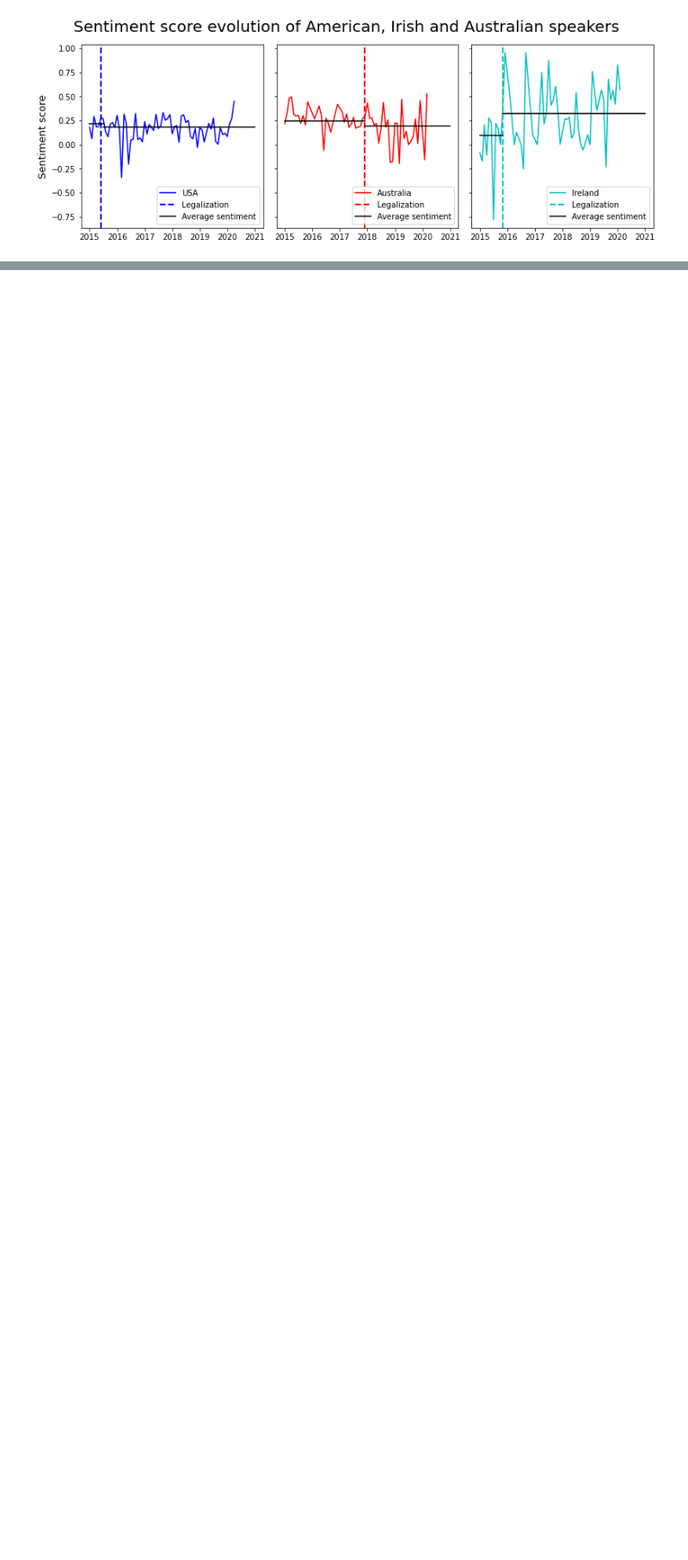
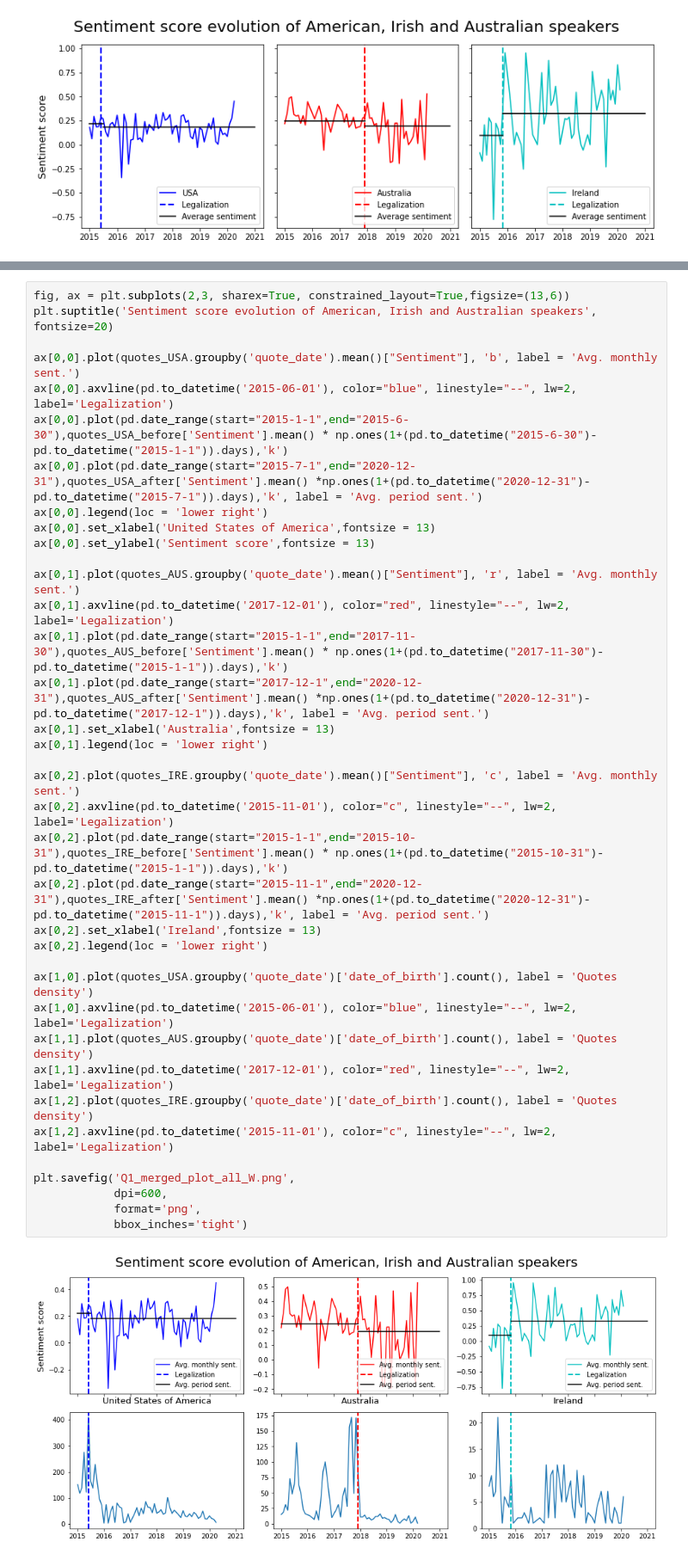
Before and after one commit to epfl-ada/ada-2021-project-fadalbazooka, a Jupyter notebook: research_question_1.ipynb, the cells around one changed output, grey strips where cells are left out. Shown: that part at 86% size. Cells and saved outputs as stored; diff of their text form; blank space fills up the shorter version.

```diff
--- a/research_question_1.ipynb
+++ b/research_question_1.ipynb
@@ -531,0 +568,39 @@ plt.savefig('Q1_merged_plot_all.png',
+# %%
+fig, ax = plt.subplots(2,3, sharex=True, constrained_layout=True,figsize=(13,6))
+plt.suptitle('Sentiment score evolution of American, Irish and Australian speakers', fontsize=20)
+
+ax[0,0].plot(quotes_USA.groupby('quote_date').mean()["Sentiment"], 'b', label = 'Avg. monthly sent.')
+ax[0,0].axvline(pd.to_datetime('2015-06-01'), color="blue", linestyle="--", lw=2, label='Legalization')
+ax[0,0].plot(pd.date_range(start="2015-1-1",end="2015-6-30"),quotes_USA_before['Sentiment'].mean() * np.ones(1+(pd.to_datetime("2015-6-30")-pd.to_datetime("2015-1-1")).days),'k')
+ax[0,0].plot(pd.date_range(start="2015-7-1",end="2020-12-31"),quotes_USA_after['Sentiment'].mean() *np.ones(1+(pd.to_datetime("2020-12-31")-pd.to_datetime("2015-7-1")).days),'k', label = 'Avg. period sent.')
+ax[0,0].legend(loc = 'lower right')
+ax[0,0].set_xlabel('United States of America',fontsize = 13)
+ax[0,0].set_ylabel('Sentiment score',fontsize = 13)
+
+ax[0,1].plot(quotes_AUS.groupby('quote_date').mean()["Sentiment"], 'r', label = 'Avg. monthly sent.')
+ax[0,1].axvline(pd.to_datetime('2017-12-01'), color="red", linestyle="--", lw=2, label='Legalization')
+ax[0,1].plot(pd.date_range(start="2015-1-1",end="2017-11-30"),quotes_AUS_before['Sentiment'].mean() * np.ones(1+(pd.to_datetime("2017-11-30")-pd.to_datetime("2015-1-1")).days),'k')
+ax[0,1].plot(pd.date_range(start="2017-12-1",end="2020-12-31"),quotes_AUS_after['Sentiment'].mean() *np.ones(1+(pd.to_datetime("2020-12-31")-pd.to_datetime("2017-12-1")).days),'k', label = 'Avg. period sent.')
+ax[0,1].set_xlabel('Australia',fontsize = 13)
+ax[0,1].legend(loc = 'lower right')
+
+ax[0,2].plot(quotes_IRE.groupby('quote_date').mean()["Sentiment"], 'c', label = 'Avg. monthly sent.')
+ax[0,2].axvline(pd.to_datetime('2015-11-01'), color="c", linestyle="--", lw=2, label='Legalization')
+ax[0,2].plot(pd.date_range(start="2015-1-1",end="2015-10-31"),quotes_IRE_before['Sentiment'].mean() * np.ones(1+(pd.to_datetime("2015-10-31")-pd.to_datetime("2015-1-1")).days),'k')
+ax[0,2].plot(pd.date_range(start="2015-11-1",end="2020-12-31"),quotes_IRE_after['Sentiment'].mean() *np.ones(1+(pd.to_datetime("2020-12-31")-pd.to_datetime("2015-11-1")).days),'k', label = 'Avg. period sent.')
+ax[0,2].set_xlabel('Ireland',fontsize = 13)
+ax[0,2].legend(loc = 'lower right')
+
+ax[1,0].plot(quotes_USA.groupby('quote_date')['date_of_birth'].count(), label = 'Quotes density')
+ax[1,0].axvline(pd.to_datetime('2015-06-01'), color="blue", linestyle="--", lw=2, label='Legalization')
+ax[1,1].plot(quotes_AUS.groupby('quote_date')['date_of_birth'].count(), label = 'Quotes density')
+ax[1,1].axvline(pd.to_datetime('2017-12-01'), color="red", linestyle="--", lw=2, label='Legalization')
+ax[1,2].plot(quotes_IRE.groupby('quote_date')['date_of_birth'].count(), label = 'Quotes density')
+ax[1,2].axvline(pd.to_datetime('2015-11-01'), color="c", linestyle="--", lw=2, label='Legalization')
+
+plt.savefig('Q1_merged_plot_all_W.png',
+            dpi=600,
+            format='png',
+            bbox_inches='tight')
+# %% [output]
+[figure, added]
```
Also changed, not shown: parts of 3 cells of this notebook, 1 other file.
